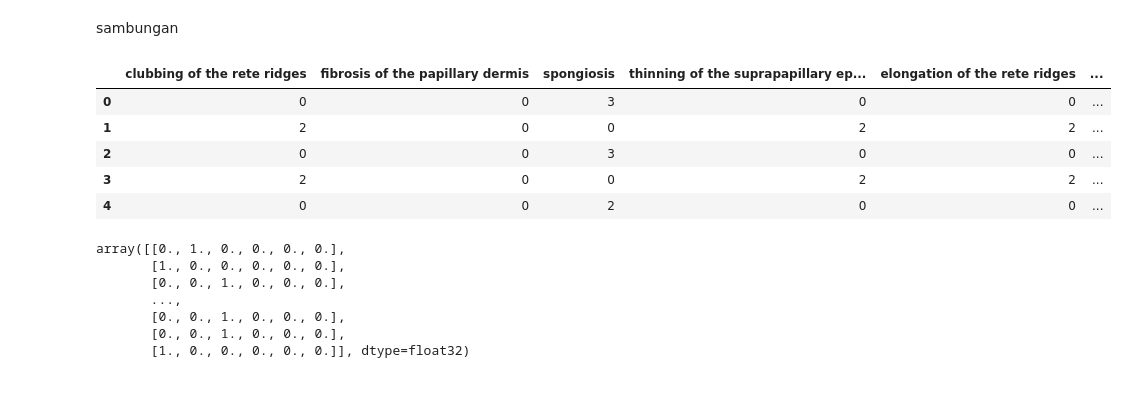
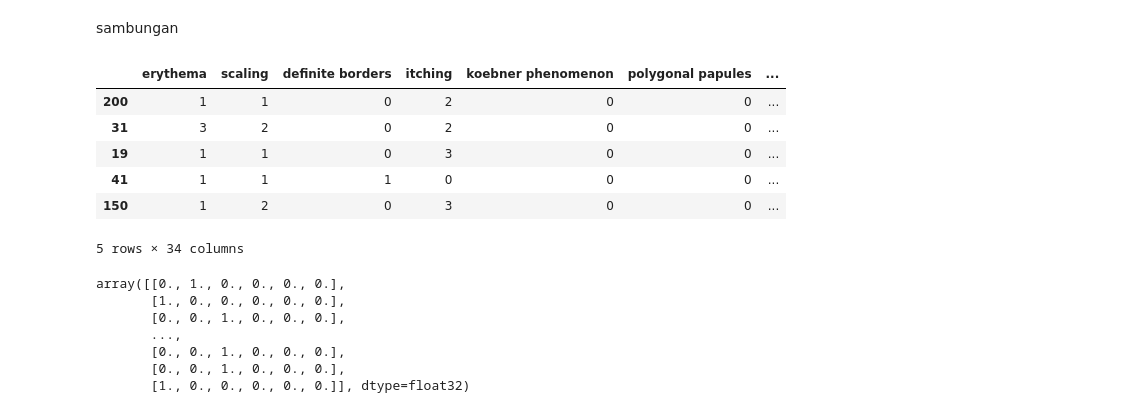
Before and after one commit to NazmiHashim/Dermatology-Neural-Network, a Jupyter notebook: Project Part 2.ipynb, the cells around one changed output. Saved outputs shown, nothing was run; the diff lists cells and outputs as text; code cells hidden in the pictures.

```diff
--- a/Project Part 2.ipynb
+++ b/Project Part 2.ipynb
@@ -313,14 +523,15 @@ sel_features = ['clubbing of the rete ridges',
                'koebner phenomenon', 'PNL infiltrate',
                'saw-tooth appearance of retes']
 # %%
-X.head()
+X_train2.head()
 # %% [output]
-|  | clubbing of the rete ridges | fibrosis of the papillary dermis | spongiosis | thinning of the suprapapillary ep... | elongation of the rete ridges | ... |
-| 0 | 0 | 0 | 3 | 0 | 0 | ... |
-| 1 | 2 | 0 | 0 | 2 | 2 | ... |
-| 2 | 0 | 0 | 3 | 0 | 0 | ... |
-| 3 | 2 | 0 | 0 | 2 | 2 | ... |
-| 4 | 0 | 0 | 2 | 0 | 0 | ... |
+|  | erythema | scaling | definite borders | itching | koebner phenomenon | polygonal papules | ... |
+| 200 | 1 | 1 | 0 | 2 | 0 | 0 | ... |
+| 31 | 3 | 2 | 0 | 2 | 0 | 0 | ... |
+| 19 | 1 | 1 | 0 | 3 | 0 | 0 | ... |
+| 41 | 1 | 1 | 1 | 0 | 0 | 0 | ... |
+| 150 | 1 | 2 | 0 | 3 | 0 | 0 | ... |
+5 rows × 34 columns
 # %%
 #data preprocessing
 
```
Also changed, not shown: parts of 53 cells of this notebook.
